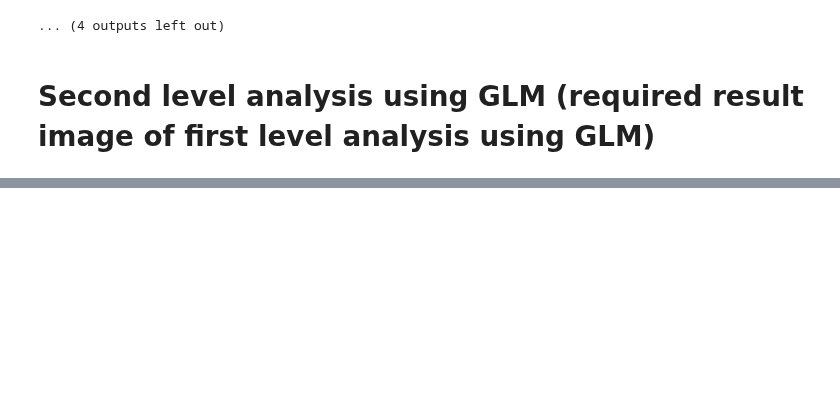
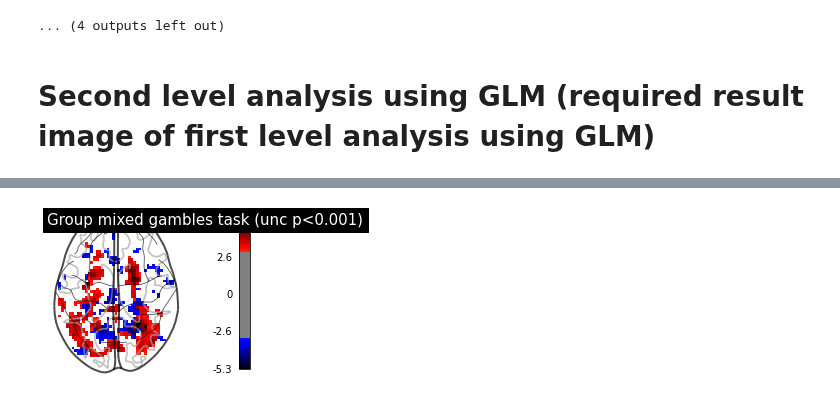
Before and after one commit to CCS-Lab/project_model_based_fmri, a Jupyter notebook: examples/Mixed-gambles_task/glm_model_based_using_nilearn.ipynb, the cells around one changed output, grey strips where cells are left out. Saved outputs shown, nothing was run; the diff lists cells and outputs as text; code cells hidden in the pictures; blank space fills up the shorter version.

```diff
--- a/examples/Mixed-gambles_task/glm_model_based_using_nilearn.ipynb
+++ b/examples/Mixed-gambles_task/glm_model_based_using_nilearn.ipynb
@@ -228,0 +294,12 @@ second_level_model = second_level_model.fit(second_level_input,
+# %%
+from scipy.stats import norm
+
+p_val = 0.001
+p001_unc = norm.isf(p_val)
+title = ('Group mixed gambles task (unc p<0.001)')
+display = plotting.plot_glass_brain(
+    z_map, threshold=p001_unc, colorbar=True, display_mode='z', plot_abs=False,
+    title=title)
+plotting.show()
+# %% [output]
+[figure, added]
```
Also changed, not shown: parts of 20 cells of this notebook, 5 other files.
